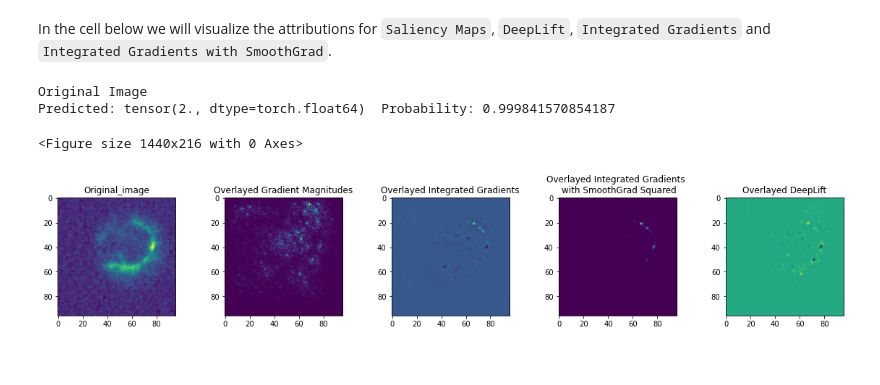
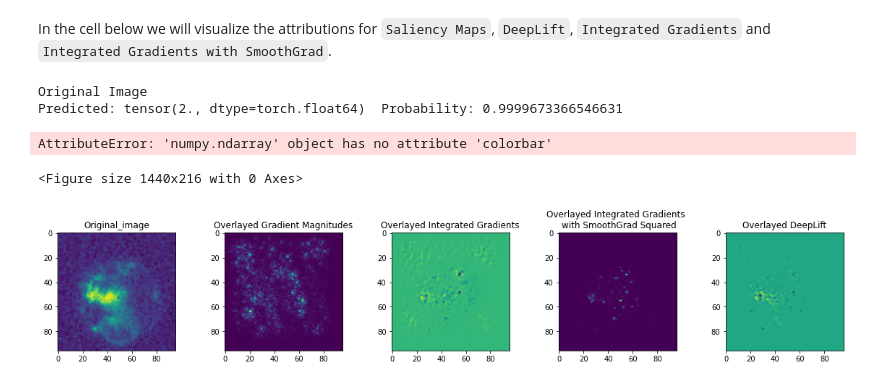
Before and after one commit to alec-x/MacrophageVision, a Jupyter notebook: ML/eval_saliency.ipynb, the cells around one changed output. Drawn from its saved outputs; the diff is of its cells as text; code cells hidden in the pictures.

```diff
--- a/ML/eval_saliency.ipynb
+++ b/ML/eval_saliency.ipynb
@@ -111,7 +111,7 @@ for batch, data in enumerate(trainloader):
 torch.Size([4, 1, 96, 96]) torch.Size([4])
 # %%
 print("Using existing trained model")
-net = torch.load('./model')
+net = torch.load('./model_fold_0')
 net.to("cpu")
 net.eval()
 # %% [output]
@@ -218,33 +218,35 @@ In the cell below we will visualize the attributions for `Saliency Maps`, `DeepL
 # %%
 print('Original Image')
 print('Predicted:', predicted[ind],
       ' Probability:', torch.max(F.softmax(outputs, 1)).item())
 
 original_image = np.transpose((images[ind].cpu().detach().numpy() / 2) + 0.5, (1, 2, 0))
 plt.rcParams["figure.figsize"] = (20,3)
 plt.figure()
 #subplot(r,c) provide the no. of rows and columns
 f, axarr = plt.subplots(1,5)
 
 # use the created array to output your multiple images. In this case I have stacked 4 images vertically
 axarr[0].imshow(original_image)
 axarr[1].imshow(grads)
 axarr[2].imshow(attr_ig)
 axarr[3].imshow(attr_ig_nt)
 axarr[4].imshow(attr_dl)
 
 axarr[0].title.set_text("Original_image")
 axarr[1].title.set_text("Overlayed Gradient Magnitudes")
 axarr[2].title.set_text("Overlayed Integrated Gradients")
 axarr[3].title.set_text("Overlayed Integrated Gradients \n with SmoothGrad Squared")
 axarr[4].title.set_text("Overlayed DeepLift")
+plt.colorbar()
 
 suffix = str(uuid.uuid4())
 predicted_class = str(int(predicted[ind].item()))
 out_path = predicted_class + "_" + suffix
 plt.savefig(out_path)
 # %% [output]
 Original Image
-Predicted: tensor(2., dtype=torch.float64)  Probability: 0.999841570854187
+Predicted: tensor(2., dtype=torch.float64)  Probability: 0.9999673366546631
-<Figure size 1440x216 with 0 Axes>
+AttributeError: 'numpy.ndarray' object has no attribute 'colorbar'
+<Figure size 1440x216 with 0 Axes>
-[figure, old version]
+[figure, new version]
```
Also changed, not shown: parts of 4 cells of this notebook.
